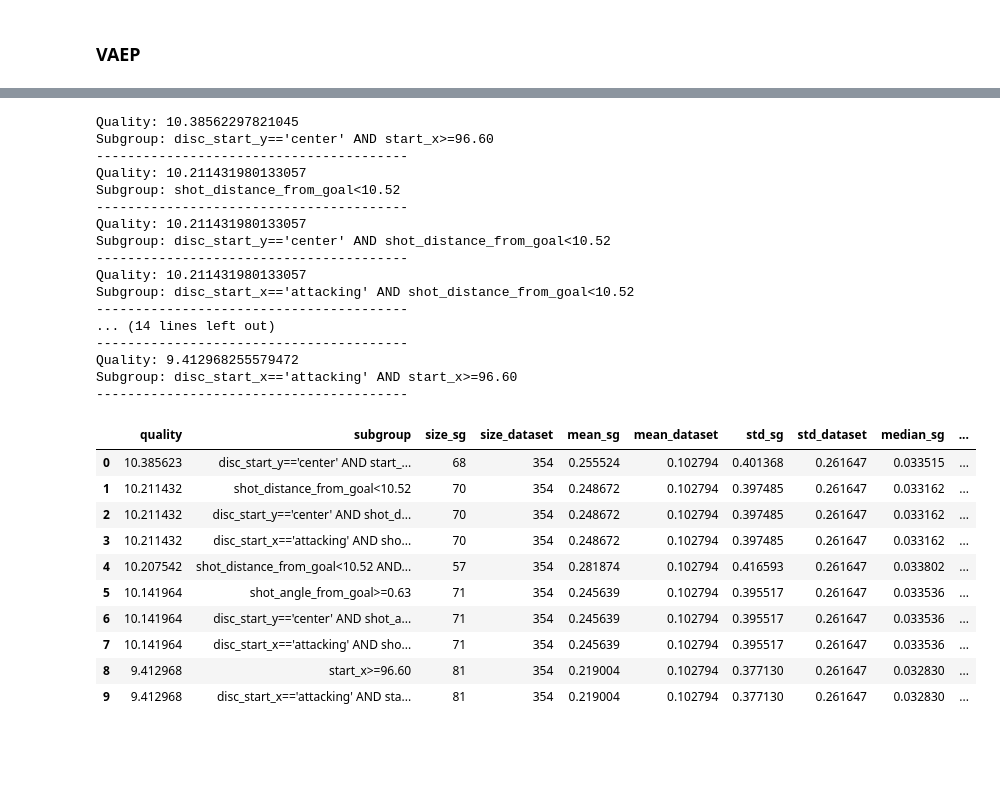
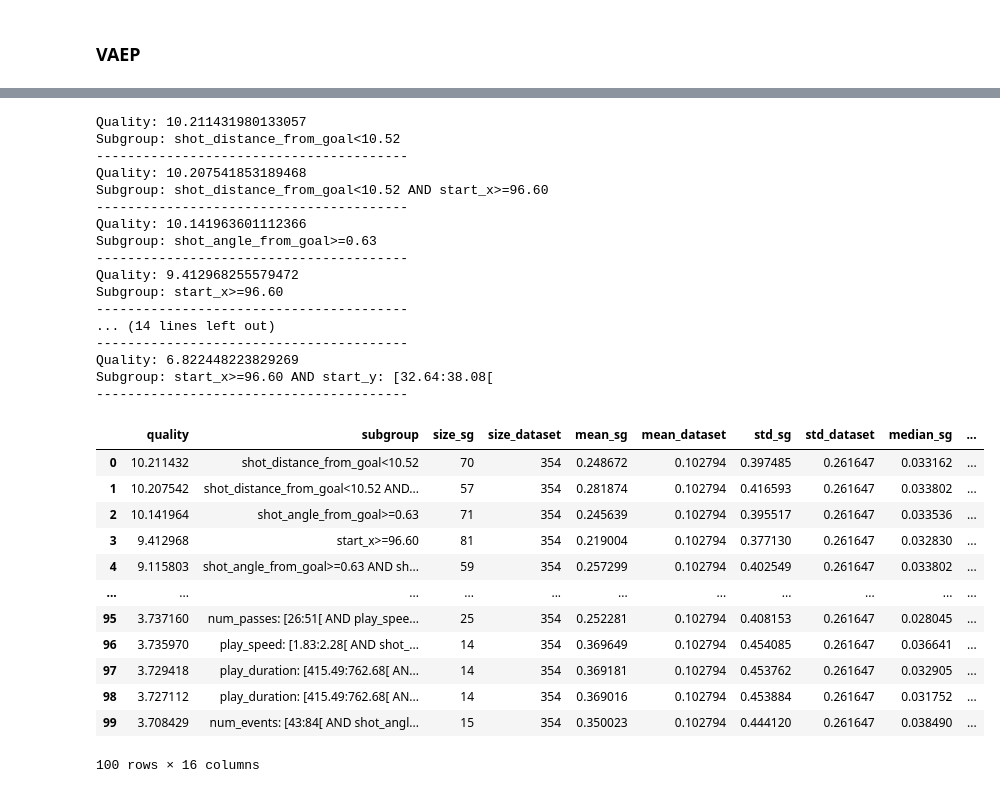
Before and after one commit to lframosferreira/projeto-ad, a Jupyter notebook: notebooks/subgroup_discovery_analysis.ipynb, the cells around one changed output, grey strips where cells are left out. Drawn from its saved outputs; the diff is of its cells as text; code cells hidden in the pictures; blank space fills up the shorter version.

Commit message:
Add report and more targets to SSD++

```diff
--- a/notebooks/subgroup_discovery_analysis.ipynb
+++ b/notebooks/subgroup_discovery_analysis.ipynb
@@ -1656,5 +1767,7 @@ Total Coverage: 0.2736
 # %%
 NC_shots_df_cp = NC_shots_df.copy()
+NC_shots_df_cp.drop(["game_id", "period_id", "team_id", "player_id", "time_seconds", "result_id"], inplace=True, axis=1)
+
 X = NC_shots_df_cp[["bodypart_name", "shot_distance_from_goal", "shot_angle_from_goal"]]
 X["bodypart_name"] = X["bodypart_name"].apply(lambda val: 0 if val == "foot_right" else 1 if val == "foot_left" else 2)
 NC_shots_df_cp["xg"] = rfc.predict(X=X)
@@ -1664,10 +1777,10 @@ target = ps.BinaryTarget('xg', 1)
 search_space = ps.create_selectors(NC_shots_df_cp, ignore=['xg', 'result_id'])
 
 # Configurar a tarefa de descoberta de subgrupos
-task = ps.SubgroupDiscoveryTask(NC_shots_df_cp, target, search_space, result_set_size=10, depth=2, qf=ps.WRAccQF())
+task = ps.SubgroupDiscoveryTask(NC_shots_df_cp, target, search_space, result_set_size=100, depth=3, qf=ps.WRAccQF())
 
 # Configurar e executar o Beam Search
-search_algorithm = ps.BeamSearch()
+search_algorithm = ps.BeamSearch(250)
 result = search_algorithm.execute(task)
 
 # Exibir os resultados
@@ -1741,5 +1862,7 @@ Total Coverage: 0.3220
 # %%
 WB_shots_df_cp = WB_shots_df.copy()
+WB_shots_df_cp.drop(["game_id", "period_id", "team_id", "player_id", "time_seconds", "result_id"], inplace=True, axis=1)
+
 X = WB_shots_df_cp[["bodypart_name", "shot_distance_from_goal", "shot_angle_from_goal"]]
 X["bodypart_name"] = X["bodypart_name"].apply(lambda val: 0 if val == "foot_right" else 1 if val == "foot_left" else 2)
 WB_shots_df_cp["xg"] = rfc.predict(X=X)
@@ -1749,10 +1872,10 @@ target = ps.BinaryTarget('xg', 1)
 search_space = ps.create_selectors(WB_shots_df_cp, ignore=['xg', 'result_id'])
 
 # Configurar a tarefa de descoberta de subgrupos
-task = ps.SubgroupDiscoveryTask(WB_shots_df_cp, target, search_space, result_set_size=10, depth=2, qf=ps.WRAccQF())
+task = ps.SubgroupDiscoveryTask(WB_shots_df_cp, target, search_space, result_set_size=100, depth=3, qf=ps.WRAccQF())
 
 # Configurar e executar o Beam Search
-search_algorithm = ps.BeamSearch()
+search_algorithm = ps.BeamSearch(250)
 result = search_algorithm.execute(task)
 
 # Exibir os resultados
@@ -1846,9 +1977,9 @@ target = ps.NumericTarget('Pscores')
 search_space = ps.create_selectors(MC_shots_df_cp, ignore=["Pscores", "Pconcedes", "offensive_value", "defensive_value", "vaep_value"])
 
 # Configurar a tarefa de descoberta de subgrupos
-task = ps.SubgroupDiscoveryTask(MC_shots_df_cp, target, search_space, result_set_size=10, depth=2, qf=ps.StandardQFNumeric(1.0))
+task = ps.SubgroupDiscoveryTask(MC_shots_df_cp, target, search_space, result_set_size=100, depth=3, qf=ps.StandardQFNumeric(1.0))
 # Configurar e executar o Beam Search
-search_algorithm = ps.BeamSearch()
+search_algorithm = ps.BeamSearch(250)
 
 result = search_algorithm.execute(task)
 
@@ -1925,9 +2064,9 @@ target = ps.NumericTarget('Pscores')
 search_space = ps.create_selectors(NC_shots_df_cp, ignore=["Pscores", "Pconcedes", "offensive_value", "defensive_value", "vaep_value"])
 
 # Configurar a tarefa de descoberta de subgrupos
-task = ps.SubgroupDiscoveryTask(NC_shots_df_cp, target, search_space, result_set_size=10, depth=2, qf=ps.StandardQFNumeric(1.0))
+task = ps.SubgroupDiscoveryTask(NC_shots_df_cp, target, search_space, result_set_size=100, depth=3, qf=ps.StandardQFNumeric(1.0))
 # Configurar e executar o Beam Search
-search_algorithm = ps.BeamSearch()
+search_algorithm = ps.BeamSearch(250)
 
 result = search_algorithm.execute(task)
 
@@ -2004,61 +2151,63 @@ target = ps.NumericTarget('Pscores')
 search_space = ps.create_selectors(WB_shots_df_cp, ignore=["Pscores", "Pconcedes", "offensive_value", "defensive_value", "vaep_value"])
 
 # Configurar a tarefa de descoberta de subgrupos
-task = ps.SubgroupDiscoveryTask(WB_shots_df_cp, target, search_space, result_set_size=10, depth=2, qf=ps.StandardQFNumeric(1.0))
+task = ps.SubgroupDiscoveryTask(WB_shots_df_cp, target, search_space, result_set_size=100, depth=3, qf=ps.StandardQFNumeric(1.0))
 # Configurar e executar o Beam Search
-search_algorithm = ps.BeamSearch()
+search_algorithm = ps.BeamSearch(250)
 
 result = search_algorithm.execute(task)
 
 # Exibir os resultados
 for sg_result in result.to_dataframe().head(10).itertuples(index=False):
     print(f"Quality: {sg_result.quality}")
     print(f"Subgroup: {sg_result.subgroup}")
     # print(f"Size of Subgroup: {sg_result.size_sg}")
     # print(f"Size of Dataset: {sg_result.size_dataset}")
     # print(f"Positives in Subgroup: {sg_result.positives_sg}")
     # print(f"Positives in Dataset: {sg_result.positives_dataset}")
     # print(f"Size of Complement: {sg_result.size_complement}")
     # print(f"Relative Size of Subgroup: {sg_result.relative_size_sg}")
     # print(f"Relative Size of Complement: {sg_result.relative_size_complement}")
     # print(f"Coverage of Subgroup: {sg_result.coverage_sg}")
     # print(f"Coverage of Complement: {sg_result.coverage_complement}")
     # print(f"Target Share in Subgroup: {sg_result.target_share_sg}")
     # print(f"Target Share in Complement: {sg_result.target_share_complement}")
     # print(f"Target Share in Dataset: {sg_result.target_share_dataset}")
     # print(f"Lift: {sg_result.lift}")
     print("-" * 40)
 
 result.to_dataframe()
 # %% [output]
-Quality: 10.38562297821045
-Subgroup: disc_start_y=='center' AND start_x>=96.60
-----------------------------------------
 Quality: 10.211431980133057
 Subgroup: shot_distance_from_goal<10.52
 ----------------------------------------
-Quality: 10.211431980133057
-Subgroup: disc_start_y=='center' AND shot_distance_from_goal<10.52
+Quality: 10.207541853189468
+Subgroup: shot_distance_from_goal<10.52 AND start_x>=96.60
 ----------------------------------------
-Quality: 10.211431980133057
-Subgroup: disc_start_x=='attacking' AND shot_distance_from_goal<10.52
+Quality: 10.141963601112366
+Subgroup: shot_angle_from_goal>=0.63
+----------------------------------------
+Quality: 9.412968255579472
+Subgroup: start_x>=96.60
 ----------------------------------------
 ... (14 lines left out)
 ----------------------------------------
-Quality: 9.412968255579472
-Subgroup: disc_start_x=='attacking' AND start_x>=96.60
+Quality: 6.822448223829269
+Subgroup: start_x>=96.60 AND start_y: [32.64:38.08[
 ----------------------------------------
 |  | quality | subgroup | size_sg | size_dataset | mean_sg | mean_dataset | std_sg | std_dataset | median_sg | ... |
-| 0 | 10.385623 | disc_start_y=='center' AND start_... | 68 | 354 | 0.255524 | 0.102794 | 0.401368 | 0.261647 | 0.033515 | ... |
-| 1 | 10.211432 | shot_distance_from_goal<10.52 | 70 | 354 | 0.248672 | 0.102794 | 0.397485 | 0.261647 | 0.033162 | ... |
-| 2 | 10.211432 | disc_start_y=='center' AND shot_d... | 70 | 354 | 0.248672 | 0.102794 | 0.397485 | 0.261647 | 0.033162 | ... |
-| 3 | 10.211432 | disc_start_x=='attacking' AND sho... | 70 | 354 | 0.248672 | 0.102794 | 0.397485 | 0.261647 | 0.033162 | ... |
-| 4 | 10.207542 | shot_distance_from_goal<10.52 AND... | 57 | 354 | 0.281874 | 0.102794 | 0.416593 | 0.261647 | 0.033802 | ... |
-| 5 | 10.141964 | shot_angle_from_goal>=0.63 | 71 | 354 | 0.245639 | 0.102794 | 0.395517 | 0.261647 | 0.033536 | ... |
-| 6 | 10.141964 | disc_start_y=='center' AND shot_a... | 71 | 354 | 0.245639 | 0.102794 | 0.395517 | 0.261647 | 0.033536 | ... |
-| 7 | 10.141964 | disc_start_x=='attacking' AND sho... | 71 | 354 | 0.245639 | 0.102794 | 0.395517 | 0.261647 | 0.033536 | ... |
-| 8 | 9.412968 | start_x>=96.60 | 81 | 354 | 0.219004 | 0.102794 | 0.377130 | 0.261647 | 0.032830 | ... |
-| 9 | 9.412968 | disc_start_x=='attacking' AND sta... | 81 | 354 | 0.219004 | 0.102794 | 0.377130 | 0.261647 | 0.032830 | ... |
+| 0 | 10.211432 | shot_distance_from_goal<10.52 | 70 | 354 | 0.248672 | 0.102794 | 0.397485 | 0.261647 | 0.033162 | ... |
+| 1 | 10.207542 | shot_distance_from_goal<10.52 AND... | 57 | 354 | 0.281874 | 0.102794 | 0.416593 | 0.261647 | 0.033802 | ... |
+| 2 | 10.141964 | shot_angle_from_goal>=0.63 | 71 | 354 | 0.245639 | 0.102794 | 0.395517 | 0.261647 | 0.033536 | ... |
+| 3 | 9.412968 | start_x>=96.60 | 81 | 354 | 0.219004 | 0.102794 | 0.377130 | 0.261647 | 0.032830 | ... |
+| 4 | 9.115803 | shot_angle_from_goal>=0.63 AND sh... | 59 | 354 | 0.257299 | 0.102794 | 0.402549 | 0.261647 | 0.033802 | ... |
+| ... | ... | ... | ... | ... | ... | ... | ... | ... | ... | ... |
+| 95 | 3.737160 | num_passes: [26:51[ AND play_spee... | 25 | 354 | 0.252281 | 0.102794 | 0.408153 | 0.261647 | 0.028045 | ... |
+| 96 | 3.735970 | play_speed: [1.83:2.28[ AND shot_... | 14 | 354 | 0.369649 | 0.102794 | 0.454085 | 0.261647 | 0.036641 | ... |
+| 97 | 3.729418 | play_duration: [415.49:762.68[ AN... | 14 | 354 | 0.369181 | 0.102794 | 0.453762 | 0.261647 | 0.032905 | ... |
+| 98 | 3.727112 | play_duration: [415.49:762.68[ AN... | 14 | 354 | 0.369016 | 0.102794 | 0.453884 | 0.261647 | 0.031752 | ... |
+| 99 | 3.708429 | num_events: [43:84[ AND shot_angl... | 15 | 354 | 0.350023 | 0.102794 | 0.444120 | 0.261647 | 0.038490 | ... |
+100 rows × 16 columns
 # %%
 show_coverage(result, WB_shots_df_cp)
 # %% [output]
```
Also changed, not shown: parts of 42 cells of this notebook, 2 other files.
